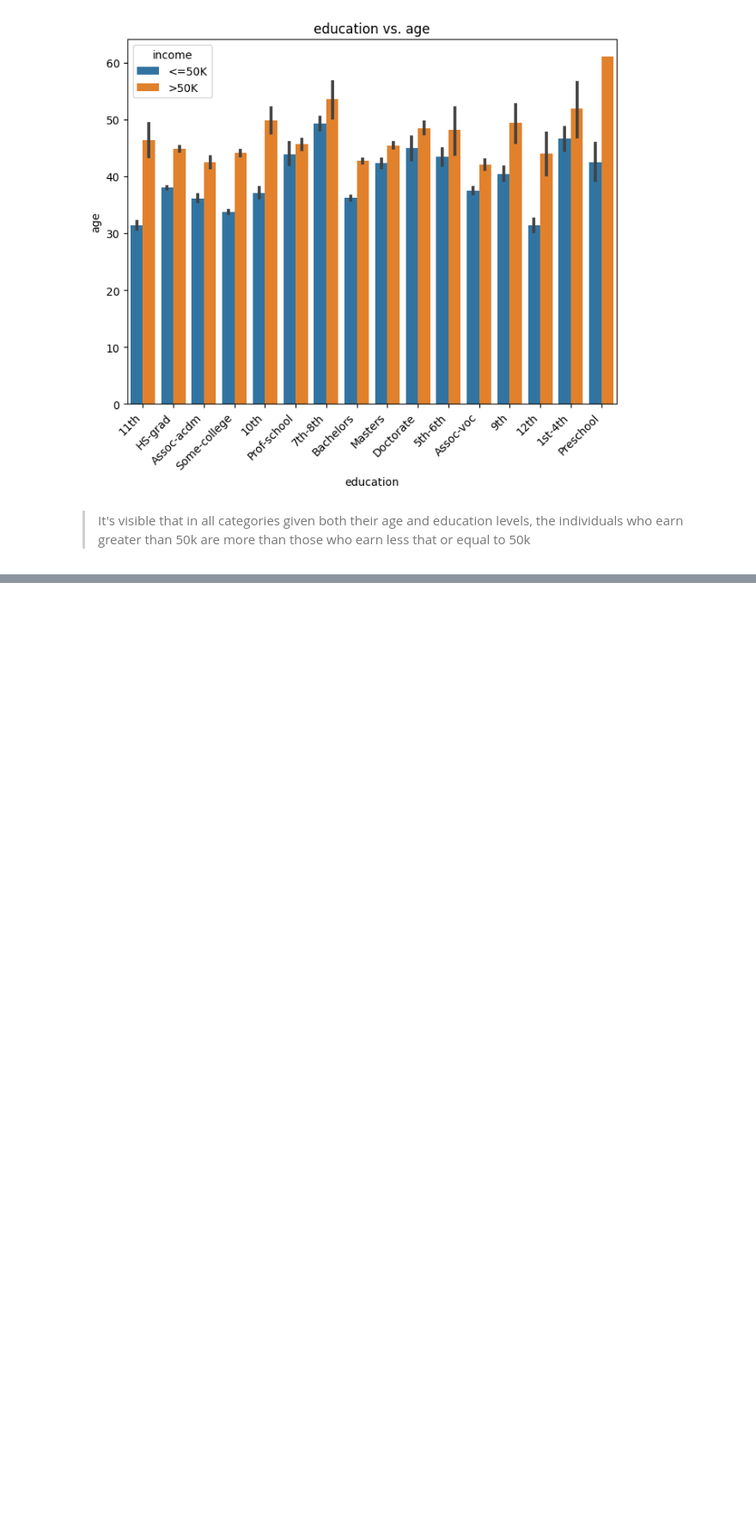
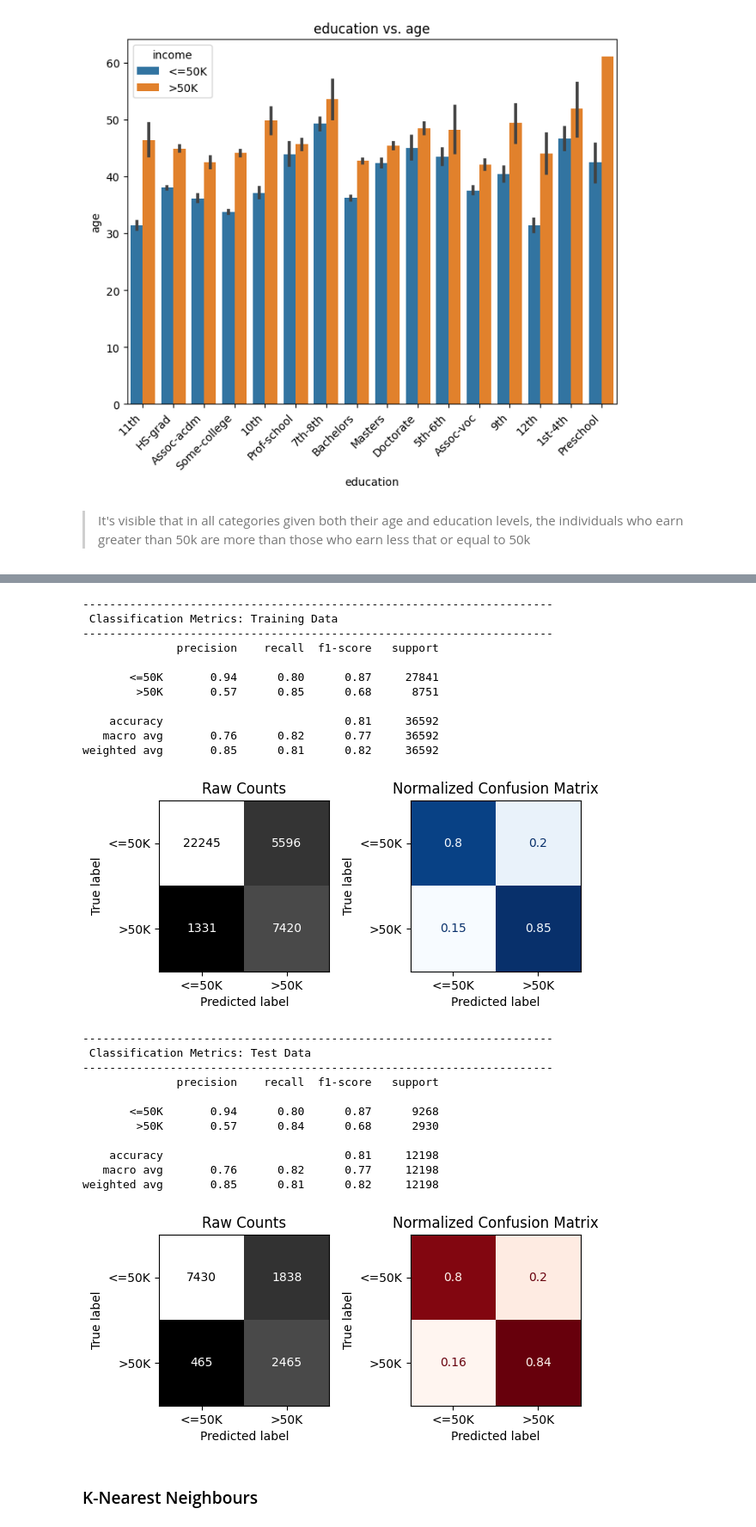
Before and after one commit to GyaviWalls/extra_datasets, a Jupyter notebook: Income_prediction.ipynb, the cells around one changed output, grey strips where cells are left out. Shown at 86% size. Cells and saved outputs as stored; diff of their text form; code cells hidden in the pictures; blank space fills up the shorter version.

```diff
--- a/Income_prediction.ipynb
+++ b/Income_prediction.ipynb
@@ -359,0 +574,10 @@ feature_relations(df2, 'education', 'age');
+# %%
+# Params compatible with penality='l1'
+l1_params = {'logisticregression__solver' : ['liblinear', 'saga'],
+             'logisticregression__penalty' : ['l1'],
+             'logisticregression__C': [.01, .1, 1],
+             'logisticregression__class_weight' : ["balanced", None]
+             }
+
+# Now make a list of the param dictionaries
+param_grid = [l1_params]
@@ -359,0 +598,31 @@ feature_relations(df2, 'education', 'age');
+# %%
+# Evalaute the best model
+best_logreg = gs.best_estimator_
+evaluate_classification(best_logreg, X_train, y_train, X_test, y_test)
+# %% [output]
+----------------------------------------------------------------------
+ Classification Metrics: Training Data
+----------------------------------------------------------------------
+              precision    recall  f1-score   support
+
+       <=50K       0.94      0.80      0.87     27841
+        >50K       0.57      0.85      0.68      8751
+
+    accuracy                           0.81     36592
+   macro avg       0.76      0.82      0.77     36592
+weighted avg       0.85      0.81      0.82     36592
+[figure, added]
+----------------------------------------------------------------------
+ Classification Metrics: Test Data
+----------------------------------------------------------------------
+              precision    recall  f1-score   support
+
+       <=50K       0.94      0.80      0.87      9268
+        >50K       0.57      0.84      0.68      2930
+
+    accuracy                           0.81     12198
+   macro avg       0.76      0.82      0.77     12198
+weighted avg       0.85      0.81      0.82     12198
+[figure, added]
+# %% [markdown]
+### K-Nearest Neighbours
```
Also changed, not shown: parts of 48 cells of this notebook.
